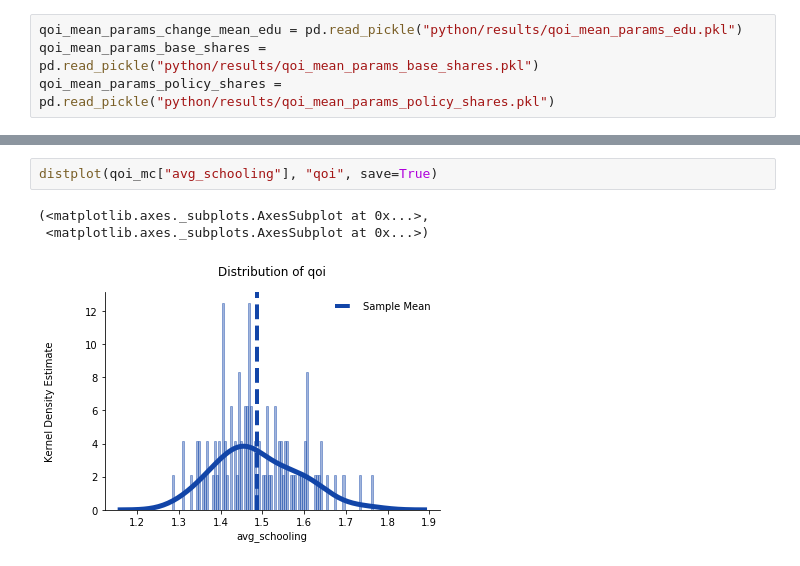
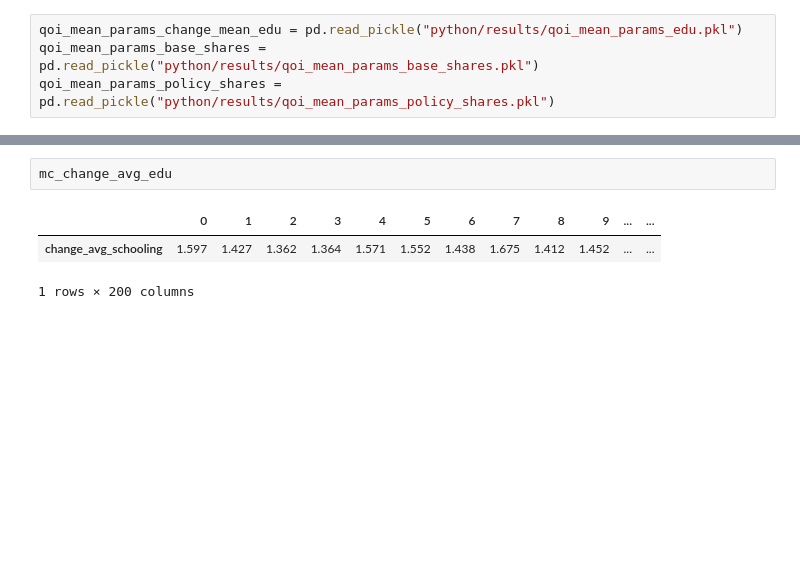
Before and after one commit to tostenzel/thesis-projects-tostenzel, a Jupyter notebook: section_uncertainty_propagation.ipynb, the cells around one changed output, grey strips where cells are left out. Drawn from its saved outputs; the diff is of its cells as text; blank space fills up the shorter version.

```diff
--- a/section_uncertainty_propagation.ipynb
+++ b/section_uncertainty_propagation.ipynb
@@ -36,6 +16,6 @@ a
-# %%
-distplot(qoi_mc["avg_schooling"], "qoi", save=True)
-# %% [output]
-(<matplotlib.axes._subplots.AxesSubplot at 0x...>,
- <matplotlib.axes._subplots.AxesSubplot at 0x...>)
-[figure, removed]
+# %%
+mc_change_avg_edu
+# %% [output]
+|  | 0 | 1 | 2 | 3 | 4 | 5 | 6 | 7 | 8 | 9 | ... | ... |
+| change_avg_schooling | 1.597 | 1.427 | 1.362 | 1.364 | 1.571 | 1.552 | 1.438 | 1.675 | 1.412 | 1.452 | ... | ... |
+1 rows × 200 columns
```
Also changed, not shown: parts of 7 cells of this notebook, 5 other files.
